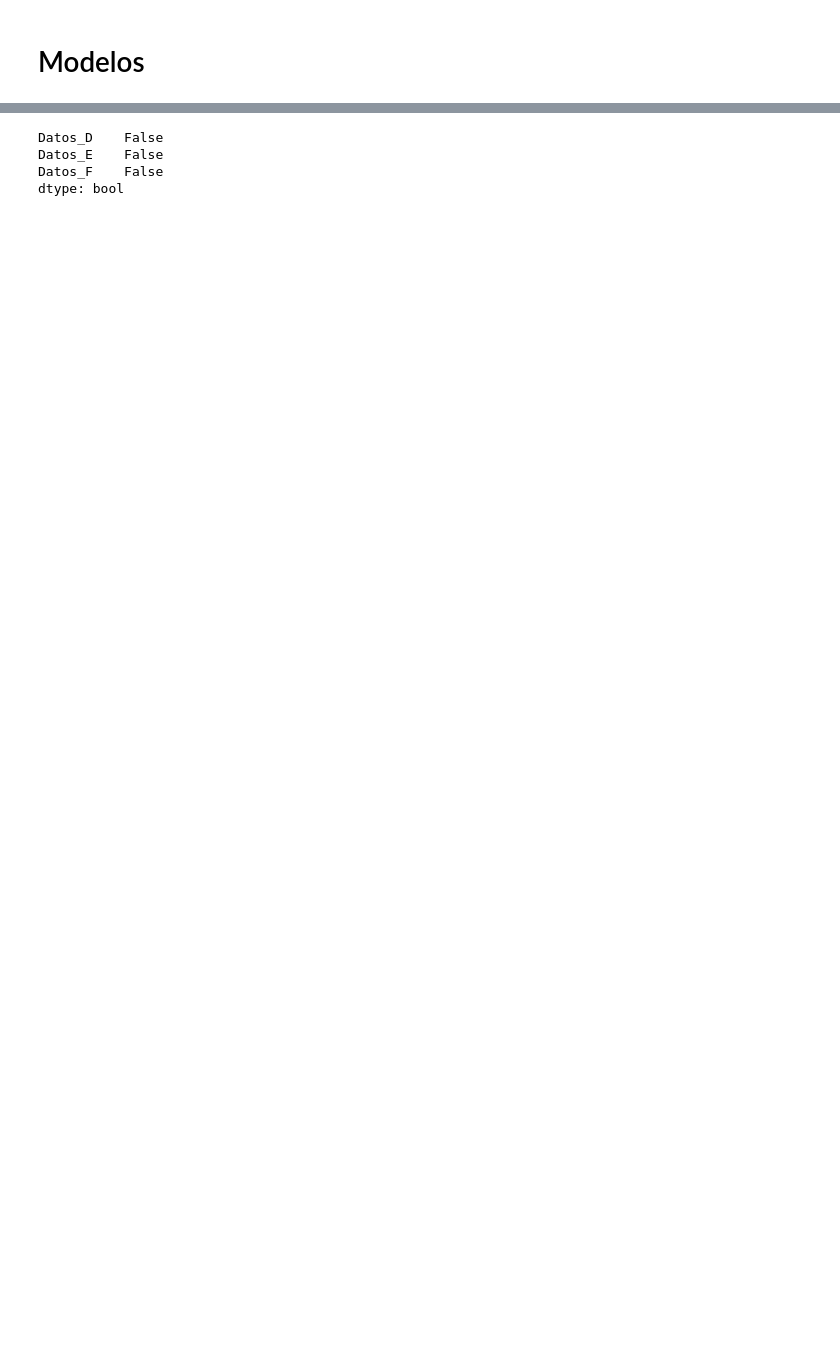
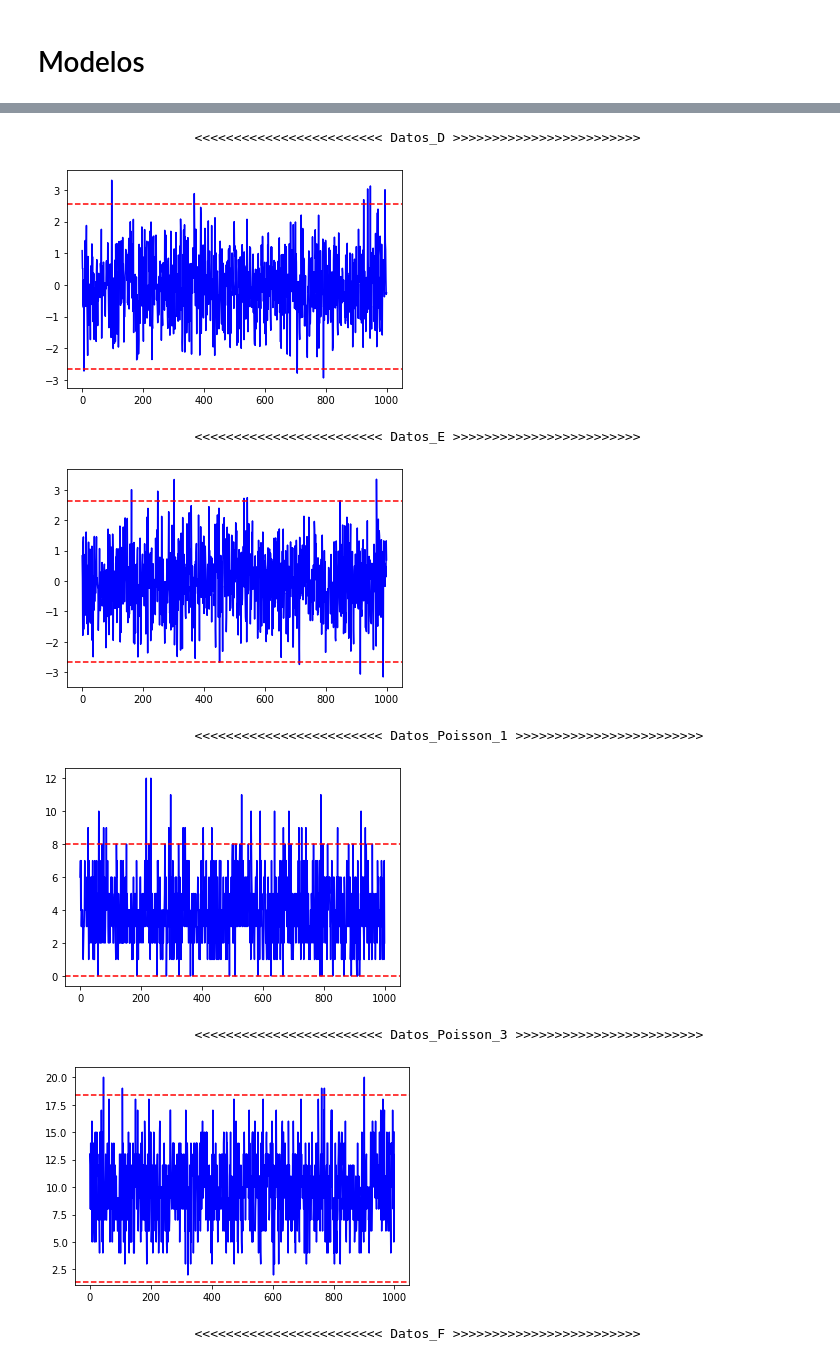
Before and after one commit to 4bm4/cheatsheetDC, a Jupyter notebook: clases.ipynb, the cells around one changed output, grey strips where cells are left out. Saved outputs shown, nothing was run; the diff lists cells and outputs as text; code cells hidden in the pictures; blank space fills up the shorter version.

```diff
--- a/clases.ipynb
+++ b/clases.ipynb
@@ -1310,7 +1396,15 @@ ejemplo.reg_lineal(predictores,OUTCOME)
-# %%
-ejemplo[predictores].isna().any()
-# %% [output]
-Datos_D    False
-Datos_E    False
-Datos_F    False
-dtype: bool
+# %%
+predictores=['Datos_D','Datos_E','Datos_F']
+OUTCOME=['Datos_G']
+
+modelo=ejemplo.reg_lineal(predictores,OUTCOME)
+# %% [output]
+                    <<<<<<<<<<<<<<<<<<<<<<<< Datos_D >>>>>>>>>>>>>>>>>>>>>>>>
+[figure, added]
+                    <<<<<<<<<<<<<<<<<<<<<<<< Datos_E >>>>>>>>>>>>>>>>>>>>>>>>
+[figure, added]
+                    <<<<<<<<<<<<<<<<<<<<<<<< Datos_Poisson_1 >>>>>>>>>>>>>>>>>>>>>>>>
+[figure, added]
+                    <<<<<<<<<<<<<<<<<<<<<<<< Datos_Poisson_3 >>>>>>>>>>>>>>>>>>>>>>>>
+[figure, added]
+                    <<<<<<<<<<<<<<<<<<<<<<<< Datos_F >>>>>>>>>>>>>>>>>>>>>>>>
```
Also changed, not shown: parts of 24 cells of this notebook.
